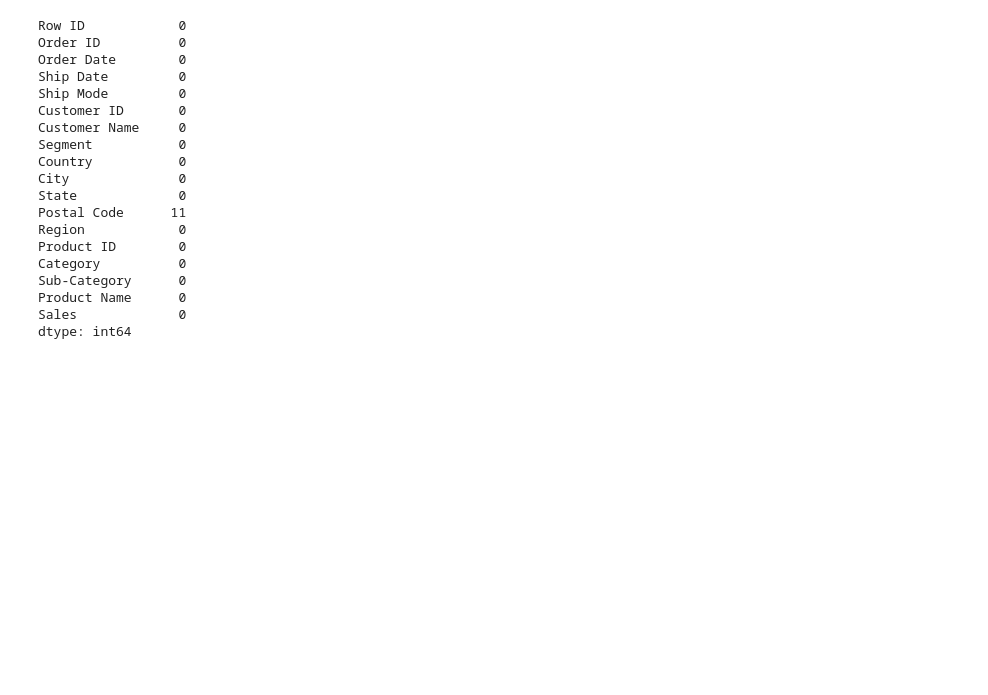
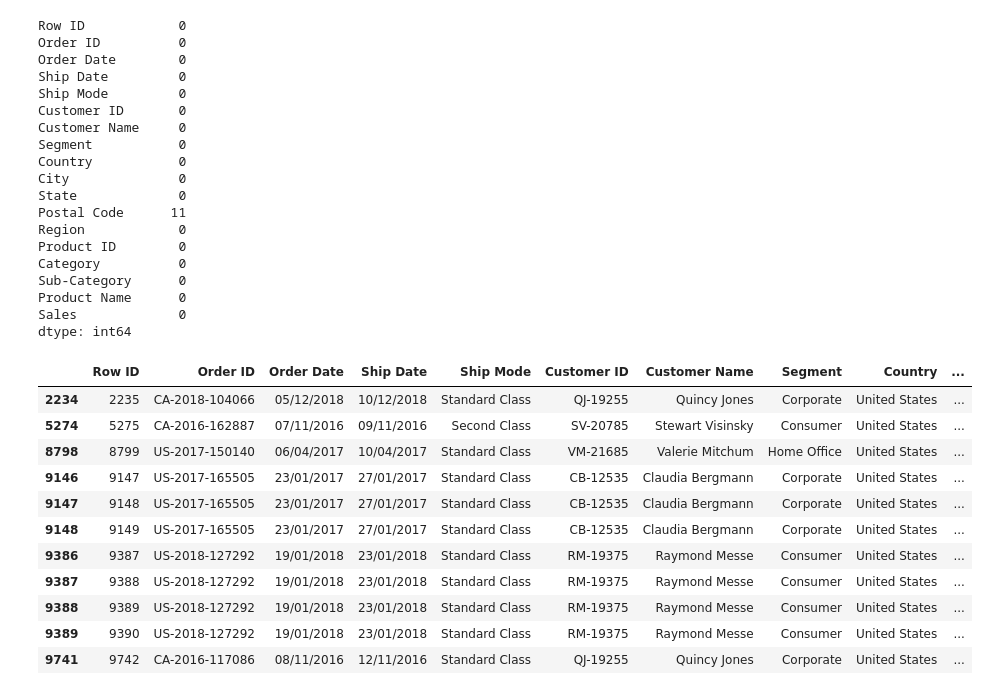
Before and after one commit to Marcio-Santos7/projetos_de_dados, a Jupyter notebook: supermecado_eda/supermaket_eda.ipynb, the cells around one changed output. Cells and saved outputs as stored; diff of their text form; code cells hidden in the pictures; blank space fills up the shorter version.

Commit message:
feat: inserção de comentários e dos métodos isnull() e fillna()

```diff
--- a/supermecado_eda/supermaket_eda.ipynb
+++ b/supermecado_eda/supermaket_eda.ipynb
@@ -150,0 +154,15 @@ dtype: int64
+# %%
+df[df['Postal Code'].isnull()]
+# %% [output]
+|  | Row ID | Order ID | Order Date | Ship Date | Ship Mode | Customer ID | Customer Name | Segment | Country | ... |
+| 2234 | 2235 | CA-2018-104066 | 05/12/2018 | 10/12/2018 | Standard Class | QJ-19255 | Quincy Jones | Corporate | United States | ... |
+| 5274 | 5275 | CA-2016-162887 | 07/11/2016 | 09/11/2016 | Second Class | SV-20785 | Stewart Visinsky | Consumer | United States | ... |
+| 8798 | 8799 | US-2017-150140 | 06/04/2017 | 10/04/2017 | Standard Class | VM-21685 | Valerie Mitchum | Home Office | United States | ... |
+| 9146 | 9147 | US-2017-165505 | 23/01/2017 | 27/01/2017 | Standard Class | CB-12535 | Claudia Bergmann | Corporate | United States | ... |
+| 9147 | 9148 | US-2017-165505 | 23/01/2017 | 27/01/2017 | Standard Class | CB-12535 | Claudia Bergmann | Corporate | United States | ... |
+| 9148 | 9149 | US-2017-165505 | 23/01/2017 | 27/01/2017 | Standard Class | CB-12535 | Claudia Bergmann | Corporate | United States | ... |
+| 9386 | 9387 | US-2018-127292 | 19/01/2018 | 23/01/2018 | Standard Class | RM-19375 | Raymond Messe | Consumer | United States | ... |
+| 9387 | 9388 | US-2018-127292 | 19/01/2018 | 23/01/2018 | Standard Class | RM-19375 | Raymond Messe | Consumer | United States | ... |
+| 9388 | 9389 | US-2018-127292 | 19/01/2018 | 23/01/2018 | Standard Class | RM-19375 | Raymond Messe | Consumer | United States | ... |
+| 9389 | 9390 | US-2018-127292 | 19/01/2018 | 23/01/2018 | Standard Class | RM-19375 | Raymond Messe | Consumer | United States | ... |
+| 9741 | 9742 | CA-2016-117086 | 08/11/2016 | 12/11/2016 | Standard Class | QJ-19255 | Quincy Jones | Corporate | United States | ... |
```
Also changed, not shown: parts of 5 cells of this notebook.
